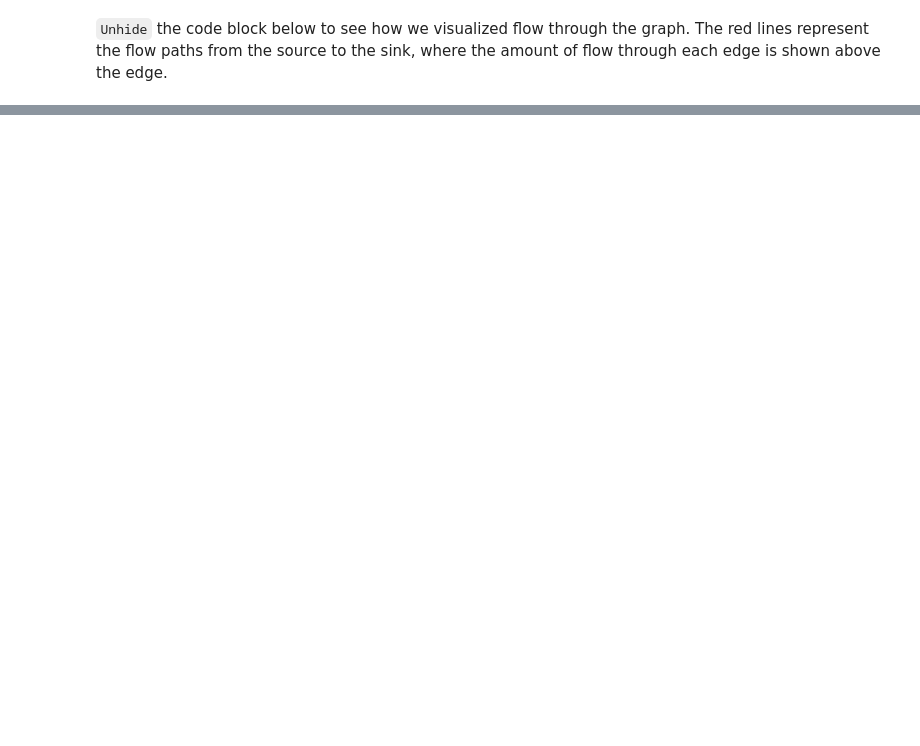
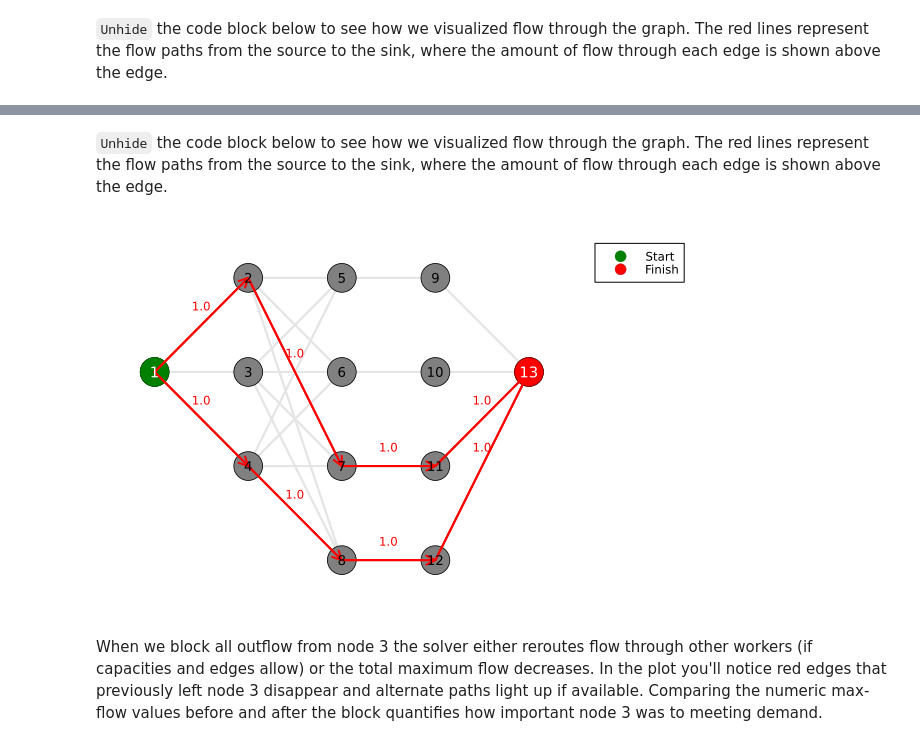
Before and after one commit to varnerlab/CHEME-140-eCornell-Repository, a Jupyter notebook: courses/CHEME-143/module-3/CHEME-143-M3-FF-MaxFlow-Ungraded-Codio-Activity.ipynb, the cells around one changed output, grey strips where cells are left out. Saved outputs shown, nothing was run; the diff lists cells and outputs as text; code cells hidden in the pictures; blank space fills up the shorter version.

```diff
--- a/courses/CHEME-143/module-3/CHEME-143-M3-FF-MaxFlow-Ungraded-Codio-Activity.ipynb
+++ b/courses/CHEME-143/module-3/CHEME-143-M3-FF-MaxFlow-Ungraded-Codio-Activity.ipynb
@@ -451,0 +490,71 @@ end
+# %% [markdown]
+`Unhide` the code block below to see how we visualized flow through the graph. The red lines represent the flow paths from the source to the sink, where the amount of flow through each edge is shown above the edge.
+# %%
+let
+
+    # initialize -
+    capacity = model₂.capacity; # get the capacity dictionary
+    flow_dictionary = flow₂;
+    base_graphmodel = model₂;
+    source_node = 1; # this is where we start
+    target_node = 13; # this is where we want to go
+    path_edges = keys(flow); # this is a dictionary of (u,v) → flow_value
+
+    # draw -
+    q = plot();
+    for (k,v) ∈ base_graphmodel.edgesinverse
+
+        # now, get the source,target node index for this edge
+        s = v[1];
+        t = v[2];
+
+        # draw baseline edge
+        plot!([node_coordinates[s,1], node_coordinates[t,1]],[node_coordinates[s,2], node_coordinates[t,2]], arrow=true, color=:gray90, lw=2, label="")
+    end
+    scatter!(node_coordinates[:,1], node_coordinates[:,2], axis=nothing, border=:none, label="", c=:gray, ms=16)
+
+
+    scatter!([node_coordinates[source_node,1]], [node_coordinates[source_node,2]],
+             c=:green, ms=16, markerstroke=2, markerstrokecolor=:darkgreen,
+             label="Start")
+
+    scatter!([node_coordinates[target_node,1]], [node_coordinates[target_node,2]],
+             c=:red, ms=16, markerstroke=2, markerstrokecolor=:darkred,
+             label="Finish")
+
+    # plot the flow path -
+    for ((s,t),flow_value) ∈ flow_dictionary
+
+        plot!([node_coordinates[s,1], node_coordinates[t,1]],[node_coordinates[s,2], node_coordinates[t,2]], arrow=true, color=:red, lw=2, label="")
+
+        # annotate the path-edge weight in red slightly above the red edge
+        mwx = (node_coordinates[s,1] + node_coordinates[t,1]) / 2
+        mwy = (node_coordinates[s,2] + node_coordinates[t,2]) / 2
+        w = round(flow_dictionary[(s,t)], digits=2)
+        annotate!(mwx, mwy + 0.20, text(string(w), 8, :red))
+    end
+
+    # number the nodes -
+    n_nodes = size(node_coordinates, 1)
+    for i in 1:n_nodes
+        x = node_coordinates[i,1]
+        y = node_coordinates[i,2]
+        if i == source_node || i == target_node
+            # white text for the red source node
+            annotate!(x, y, text(string(i), 10, :white))
+        else
+            # black text for other nodes
+            annotate!(x, y, text(string(i), 9, :black))
+        end
+    end
+
+    # set the global plot attributes
+    plot!(axis=nothing, border=:none, legend=:outertopright, legendfontsize=8,
+          background_color=:white, xlim=(9.5, 14.5), ylim=(7.5, 11.5))
+
+    current() # show the current plot
+end
+# %% [output]
+[figure, added]
+# %% [markdown]
+When we block all outflow from node 3 the solver either reroutes flow through other workers (if capacities and edges allow) or the total maximum flow decreases. In the plot you'll notice red edges that previously left node 3 disappear and alternate paths light up if available. Comparing the numeric max-flow values before and after the block quantifies how important node 3 was to meeting demand.
```
Also changed, not shown: parts of 13 cells of this notebook.
